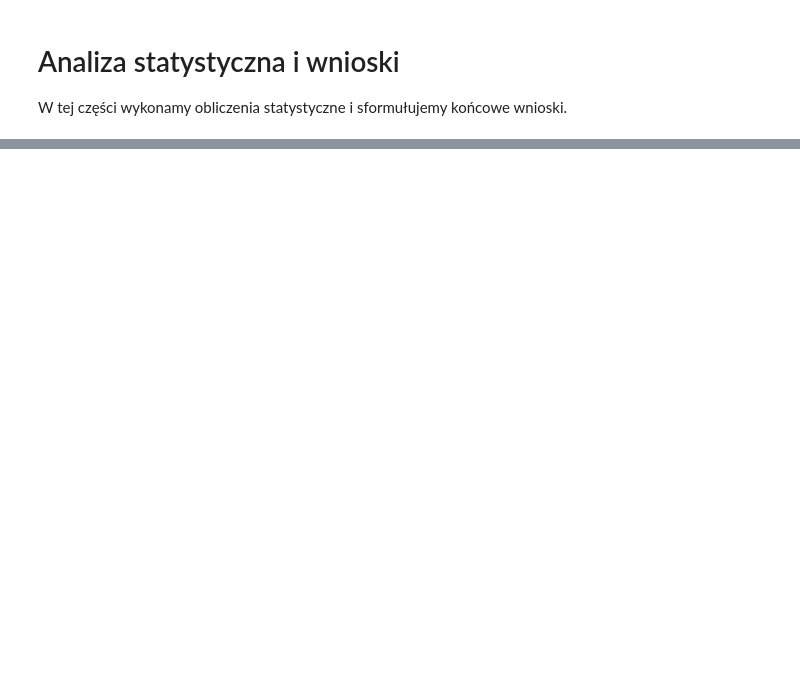
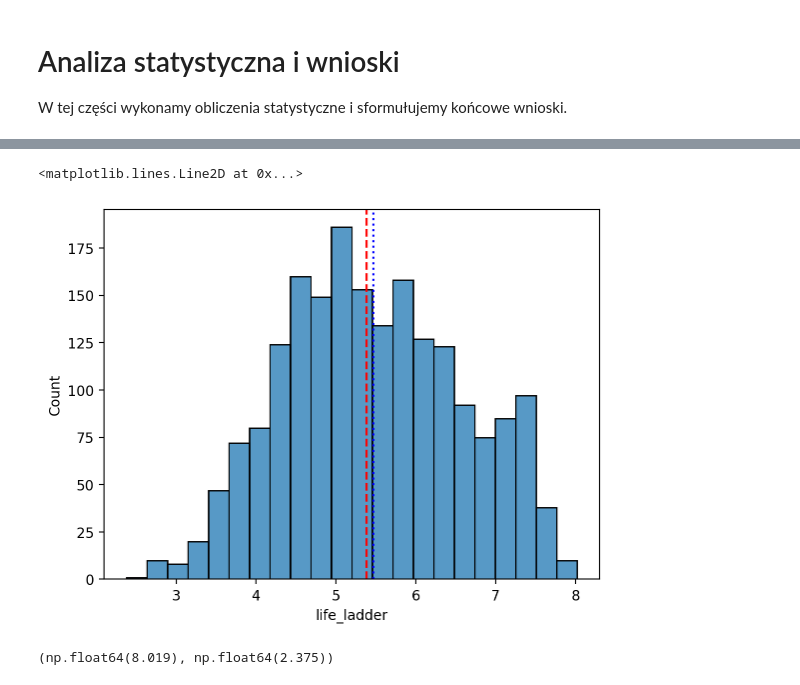
Before and after one commit to lukaszkortals/sad_proj, a Jupyter notebook: notebooks/03_analiza_statystyczna_i_wnioski.ipynb, the cells around one changed output, grey strips where cells are left out. Saved outputs shown, nothing was run; the diff lists cells and outputs as text; code cells hidden in the pictures; blank space fills up the shorter version.

```diff
--- a/notebooks/03_analiza_statystyczna_i_wnioski.ipynb
+++ b/notebooks/03_analiza_statystyczna_i_wnioski.ipynb
@@ -22,0 +66,8 @@ Name: Life Ladder, dtype: float64
+# %%
+# porównanie średniej i mediany
+sns.histplot(data = df, x = "life_ladder")
+plt.axvline(df['life_ladder'].mean(), linestyle = "dotted", color = "blue")
+plt.axvline(df['life_ladder'].median(), linestyle = "dashed", color = "red")
+# %% [output]
+<matplotlib.lines.Line2D at 0x...>
+[figure, added]
@@ -22,0 +79,5 @@ Name: Life Ladder, dtype: float64
+# %%
+# Obliczenie maksymalnego i minimalnego poziomu szczęścia
+df['life_ladder'].max(), df['life_ladder'].min()
+# %% [output]
+(np.float64(8.019), np.float64(2.375))
```
Also changed, not shown: parts of 8 cells of this notebook, 1 other file.
